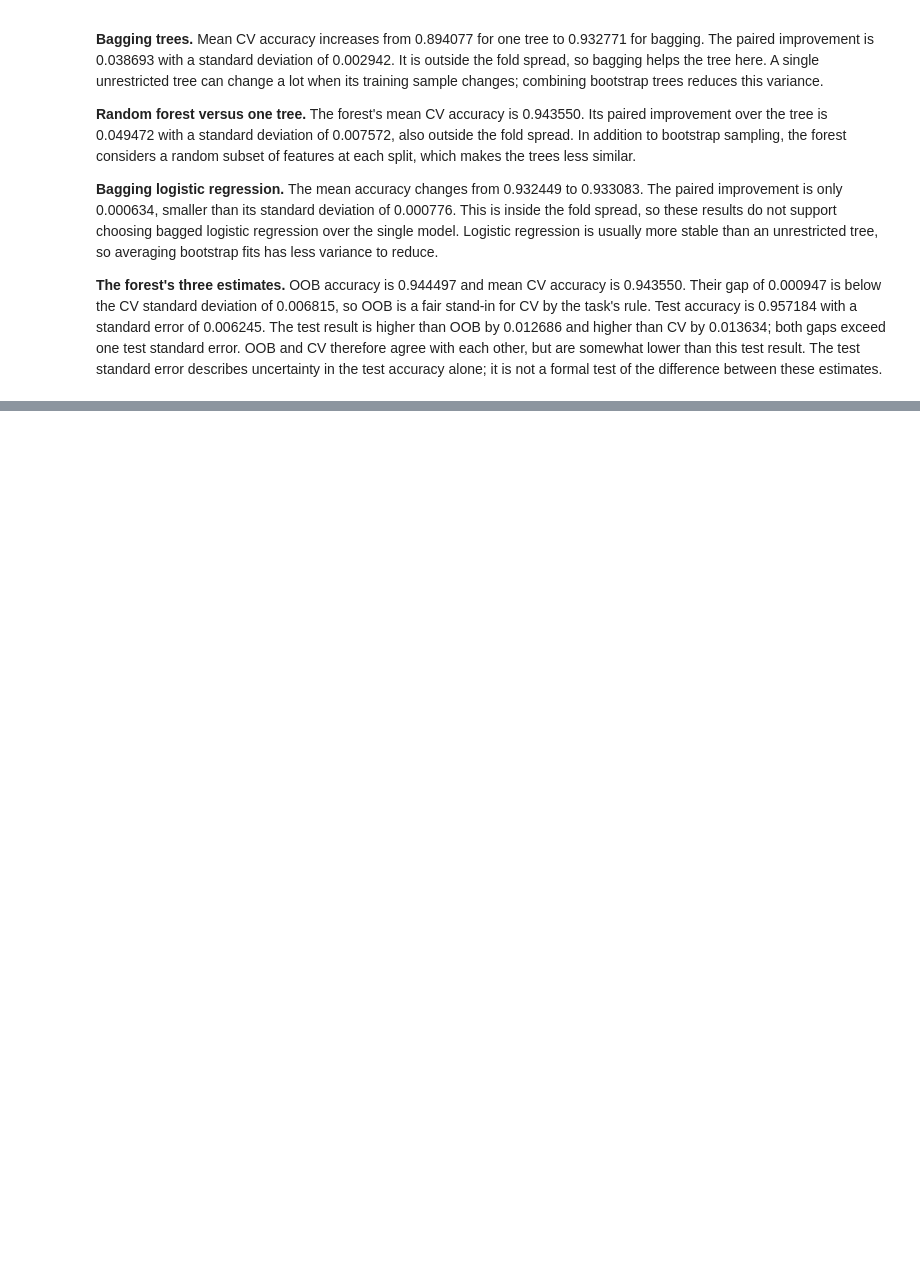
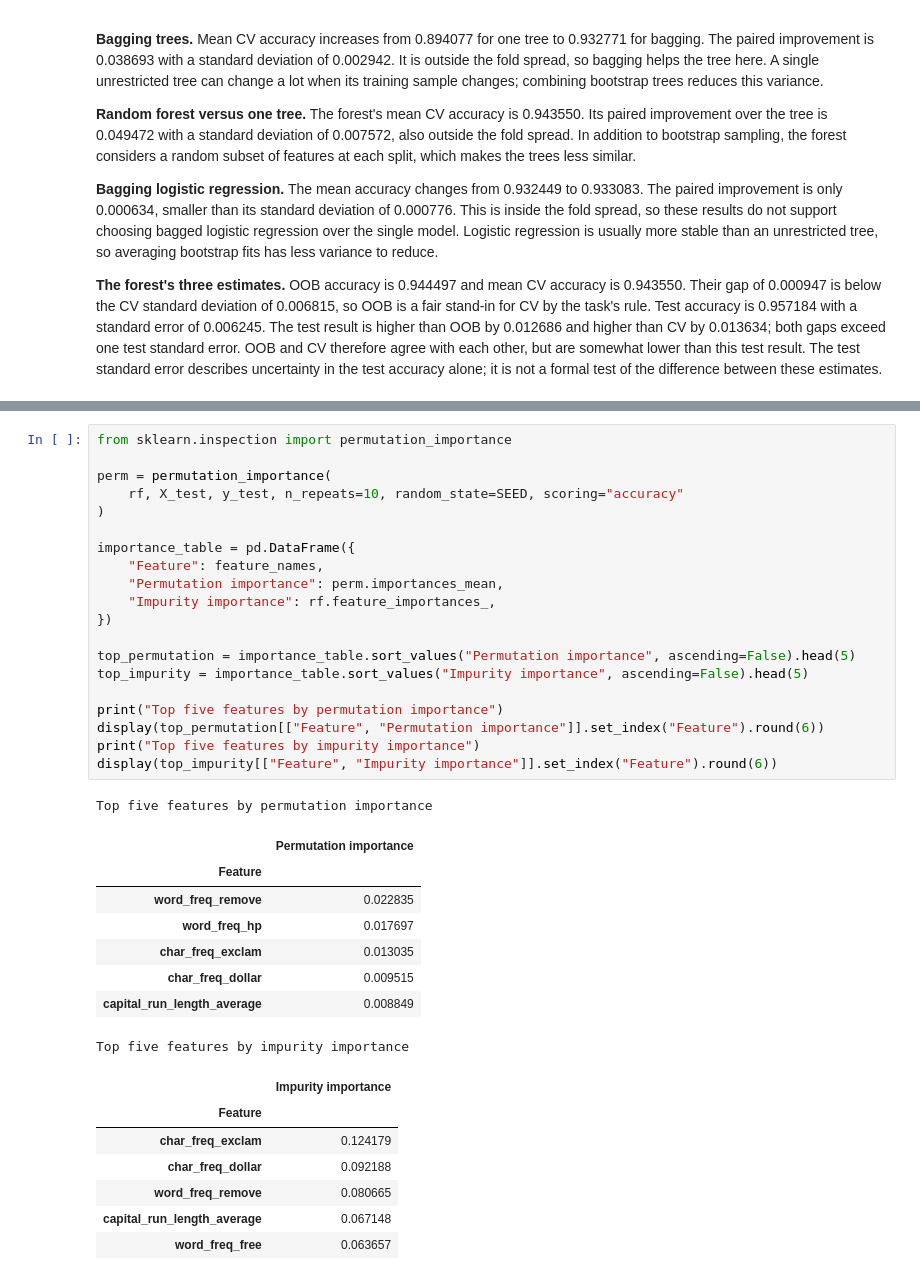
Before and after one commit to ZhalgasB/task-04-ML-course, a Jupyter notebook: bissenbai_task4.ipynb, the cells around one changed output, grey strips where cells are left out. Drawn from its saved outputs; the diff is of its cells as text; blank space fills up the shorter version.

```diff
--- a/bissenbai_task4.ipynb
+++ b/bissenbai_task4.ipynb
@@ -229,0 +362,37 @@ CV-test absolute gap:  0.013634
+# %%
+from sklearn.inspection import permutation_importance
+
+perm = permutation_importance(
+    rf, X_test, y_test, n_repeats=10, random_state=SEED, scoring="accuracy"
+)
+
+importance_table = pd.DataFrame({
+    "Feature": feature_names,
+    "Permutation importance": perm.importances_mean,
+    "Impurity importance": rf.feature_importances_,
+})
+
+top_permutation = importance_table.sort_values("Permutation importance", ascending=False).head(5)
+top_impurity = importance_table.sort_values("Impurity importance", ascending=False).head(5)
+
+print("Top five features by permutation importance")
+display(top_permutation[["Feature", "Permutation importance"]].set_index("Feature").round(6))
+print("Top five features by impurity importance")
+display(top_impurity[["Feature", "Impurity importance"]].set_index("Feature").round(6))
+# %% [output]
+Top five features by permutation importance
+|  | Permutation importance |
+| Feature |  |
+| word_freq_remove | 0.022835 |
+| word_freq_hp | 0.017697 |
+| char_freq_exclam | 0.013035 |
+| char_freq_dollar | 0.009515 |
+| capital_run_length_average | 0.008849 |
+Top five features by impurity importance
+|  | Impurity importance |
+| Feature |  |
+| char_freq_exclam | 0.124179 |
+| char_freq_dollar | 0.092188 |
+| word_freq_remove | 0.080665 |
+| capital_run_length_average | 0.067148 |
+| word_freq_free | 0.063657 |
```
Also changed, not shown: parts of 11 cells of this notebook.
